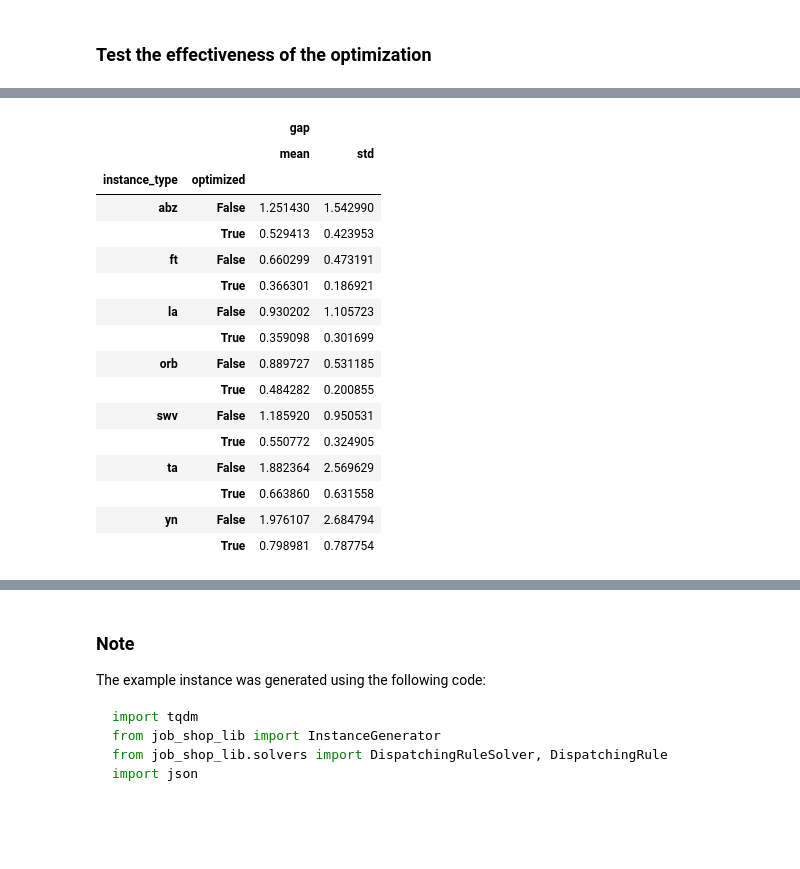
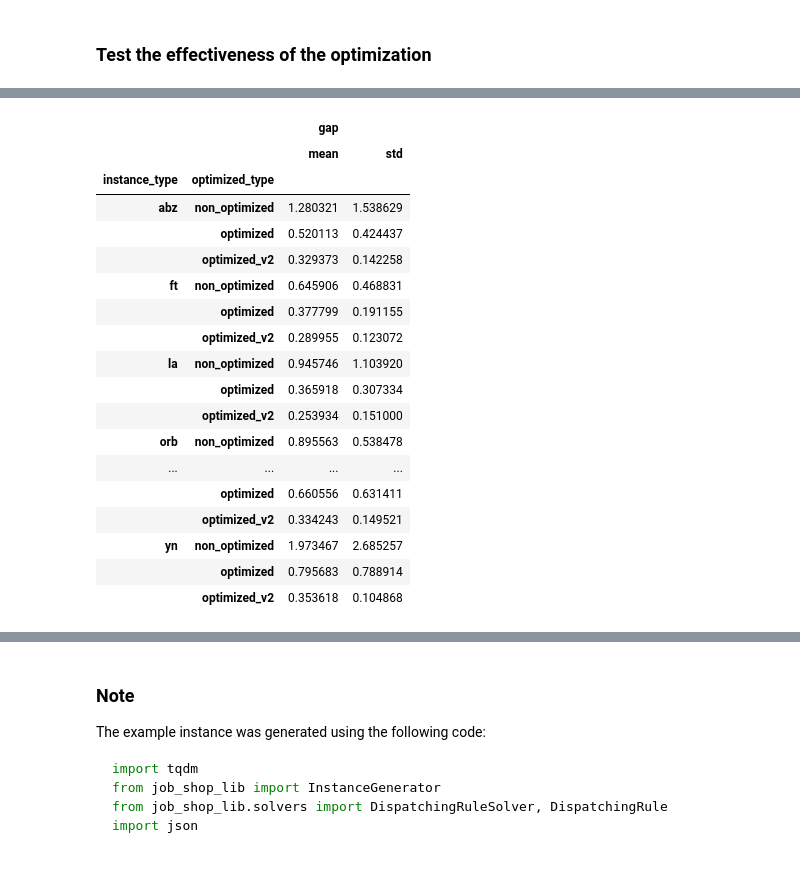
Before and after one commit to Pabloo22/job_shop_lib, a Jupyter notebook: examples/08-Dispatcher-Optimization.ipynb, the cells around one changed output, grey strips where cells are left out. Drawn from its saved outputs; the diff is of its cells as text; code cells hidden in the pictures; blank space fills up the shorter version.

```diff
--- a/examples/08-Dispatcher-Optimization.ipynb
+++ b/examples/08-Dispatcher-Optimization.ipynb
@@ -93,7 +104,19 @@ non_optimized_solvers = {
     )
     for dispatching_rule in DispatchingRule
 }
-solvers = {**optimized_solvers, **non_optimized_solvers}
+optimized_v2_solvers = {
+    f"{dispatching_rule.name}_optimized_v2": DispatchingRuleSolver(
+        dispatching_rule,
+        filter_bad_choices=True,
+        focus_on_current_time_machine=True,
+    )
+    for dispatching_rule in DispatchingRule
+}
+solvers = {
+    **optimized_solvers,
+    **non_optimized_solvers,
+    **optimized_v2_solvers,
+}
 
 stats = {
     "instance": [],
@@ -116,3 +139,26 @@ for instance in tqdm.tqdm(benchmark_instances.values()):
         stats["gap"].append((makespan - optimum) / optimum)
 # %%
 df = pd.DataFrame(stats)
+# %%
+df["optimized_type"] = df["solver"].apply(
+    lambda x: (
+        "non_optimized"
+        if "non" in x
+        else "optimized_v2" if "v2" in x else "optimized"
+    )
+)
+def get_dispatching_rule(x: str):
+    if "SHORTEST" in x:
+        return "spt"
+    elif "FIRST" in x:
+        return "fifo"
+    elif "WORK" in x:
+        return "mwkr"
+    elif "OPERATIONS" in x:
+        return "mor"
+    elif "RANDOM" in x:
+        return "random"
+    else:
+        raise ValueError(f"Unknown dispatching rule: {x}")
+
+df["dispatching_rule"] = df["solver"].apply(get_dispatching_rule)
@@ -195,24 +264,25 @@ df_most_work_remaining.groupby(["instance_type", "solver"]).agg(
-# %%
-# Add boolean column to check if the solver is optimized
-df["optimized"] = ~df["solver"].str.contains("non_optimized")
 # %%
-df.groupby(["instance_type", "optimized"]).agg({"gap": ["mean", "std"]})
+df.groupby(["instance_type", "optimized_type"]).agg(
+    {"gap": ["mean", "std"]}
+)
 # %% [output]
 |  |  | gap |  |
 |  |  | mean | std |
-| instance_type | optimized |  |  |
-| abz | False | 1.251430 | 1.542990 |
-|  | True | 0.529413 | 0.423953 |
-| ft | False | 0.660299 | 0.473191 |
-|  | True | 0.366301 | 0.186921 |
-| la | False | 0.930202 | 1.105723 |
-|  | True | 0.359098 | 0.301699 |
-| orb | False | 0.889727 | 0.531185 |
-|  | True | 0.484282 | 0.200855 |
-| swv | False | 1.185920 | 0.950531 |
-|  | True | 0.550772 | 0.324905 |
-| ta | False | 1.882364 | 2.569629 |
-|  | True | 0.663860 | 0.631558 |
-| yn | False | 1.976107 | 2.684794 |
-|  | True | 0.798981 | 0.787754 |
+| instance_type | optimized_type |  |  |
+| abz | non_optimized | 1.280321 | 1.538629 |
+|  | optimized | 0.520113 | 0.424437 |
+|  | optimized_v2 | 0.329373 | 0.142258 |
+| ft | non_optimized | 0.645906 | 0.468831 |
+|  | optimized | 0.377799 | 0.191155 |
+|  | optimized_v2 | 0.289955 | 0.123072 |
+| la | non_optimized | 0.945746 | 1.103920 |
+|  | optimized | 0.365918 | 0.307334 |
+|  | optimized_v2 | 0.253934 | 0.151000 |
+| orb | non_optimized | 0.895563 | 0.538478 |
+| ... | ... | ... | ... |
+|  | optimized | 0.660556 | 0.631411 |
+|  | optimized_v2 | 0.334243 | 0.149521 |
+| yn | non_optimized | 1.973467 | 2.685257 |
+|  | optimized | 0.795683 | 0.788914 |
+|  | optimized_v2 | 0.353618 | 0.104868 |
 # %%
```
Also changed, not shown: parts of 11 cells of this notebook, 2 other files.
